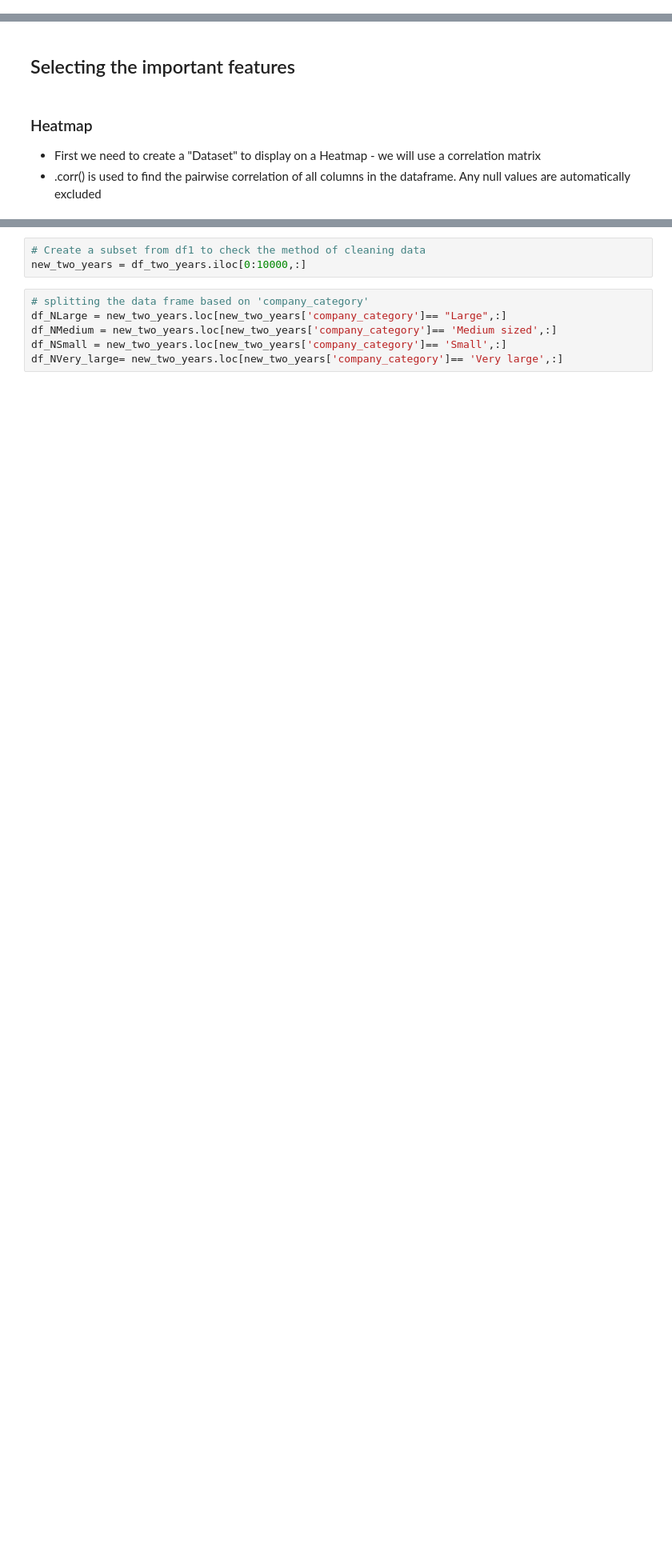
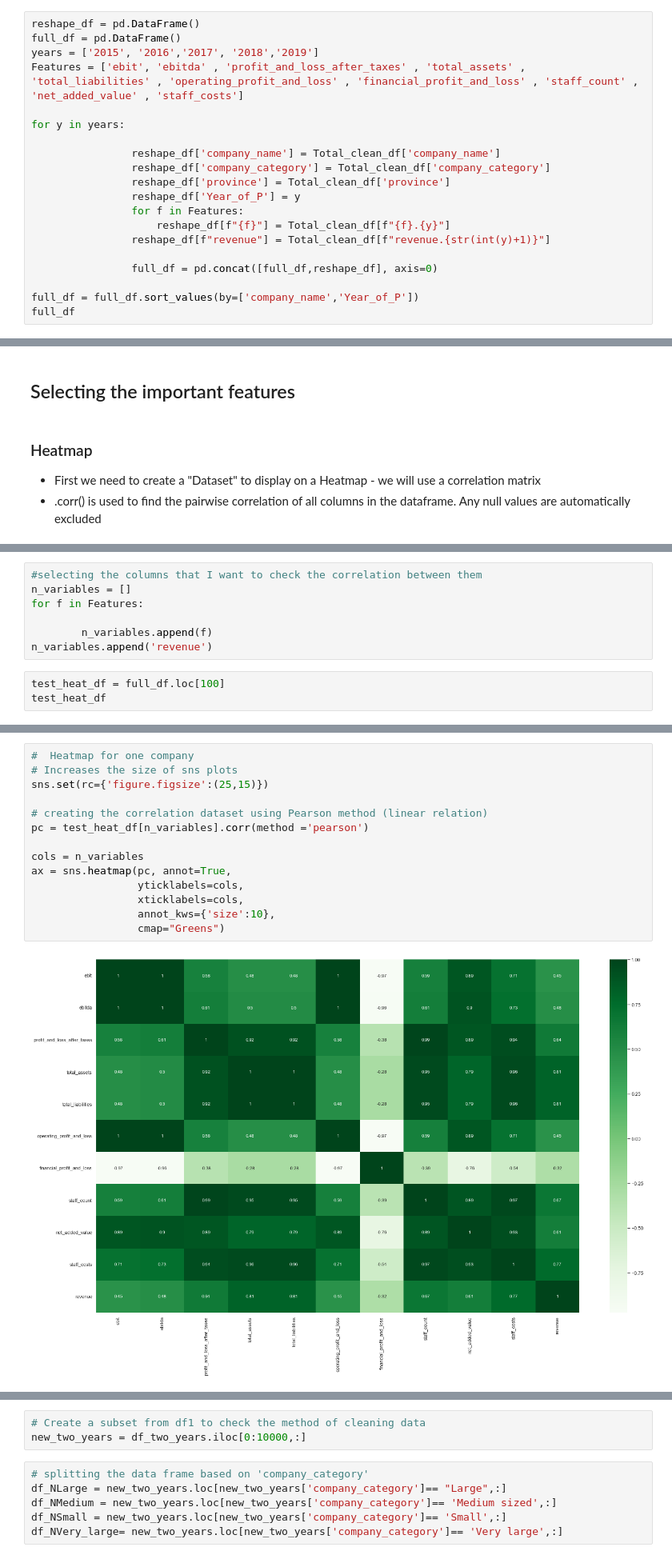
Before and after one commit to PragatiKhadka/revenue_prediction, a Jupyter notebook: Project1.ipynb, the cells around one changed output, grey strips where cells are left out. Shown at 80% size. Drawn from its saved outputs; the diff is of its cells as text; blank space fills up the shorter version.

Commit message:
Reshape the cleaned dataframe

```diff
--- a/Project1.ipynb
+++ b/Project1.ipynb
@@ -119,0 +143,20 @@ Index(['company_name', 'nace_code', 'vat_number', 'zipcode', 'city',
+# %%
+reshape_df = pd.DataFrame()
+full_df = pd.DataFrame()
+years = ['2015', '2016','2017', '2018','2019']
+Features = ['ebit', 'ebitda' , 'profit_and_loss_after_taxes' , 'total_assets' , 'total_liabilities' , 'operating_profit_and_loss' , 'financial_profit_and_loss' , 'staff_count' , 'net_added_value' , 'staff_costs']
+
+for y in years:
+
+                reshape_df['company_name'] = Total_clean_df['company_name']
+                reshape_df['company_category'] = Total_clean_df['company_category']
+                reshape_df['province'] = Total_clean_df['province']
+                reshape_df['Year_of_P'] = y
+                for f in Features:
+                    reshape_df[f"{f}"] = Total_clean_df[f"{f}.{y}"]
+                reshape_df[f"revenue"] = Total_clean_df[f"revenue.{str(int(y)+1)}"]
+
+                full_df = pd.concat([full_df,reshape_df], axis=0)
+
+full_df = full_df.sort_values(by=['company_name','Year_of_P'])
+full_df
@@ -314,0 +184,10 @@ See the caveats in the documentation: https://pandas.pydata.org/pandas-docs/stab
+# %%
+#selecting the columns that I want to check the correlation between them
+n_variables = []
+for f in Features:
+
+        n_variables.append(f)
+n_variables.append('revenue')
+# %%
+test_heat_df = full_df.loc[100]
+test_heat_df
@@ -314,0 +201,16 @@ See the caveats in the documentation: https://pandas.pydata.org/pandas-docs/stab
+# %%
+#  Heatmap for one company
+# Increases the size of sns plots
+sns.set(rc={'figure.figsize':(25,15)})
+
+# creating the correlation dataset using Pearson method (linear relation)
+pc = test_heat_df[n_variables].corr(method ='pearson')
+
+cols = n_variables
+ax = sns.heatmap(pc, annot=True,
+                 yticklabels=cols,
+                 xticklabels=cols,
+                 annot_kws={'size':10},
+                 cmap="Greens")
+# %% [output]
+[figure, added]
```
Also changed, not shown: parts of 37 cells of this notebook.
